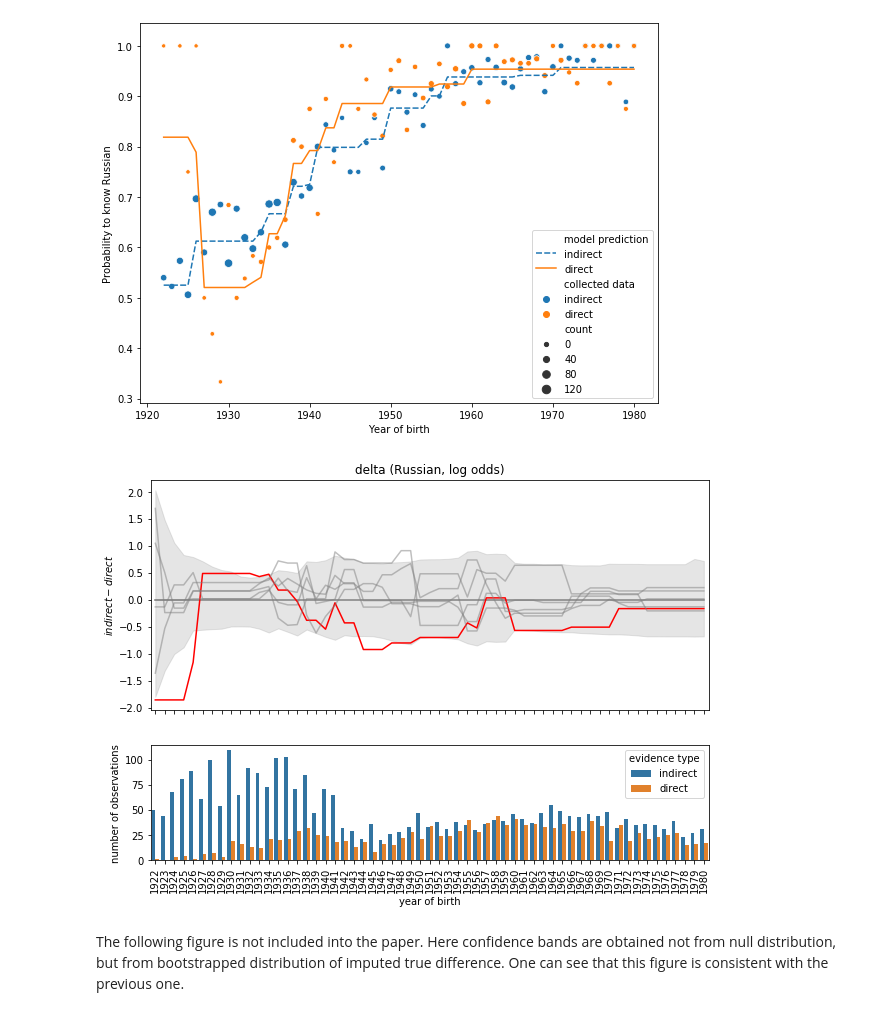
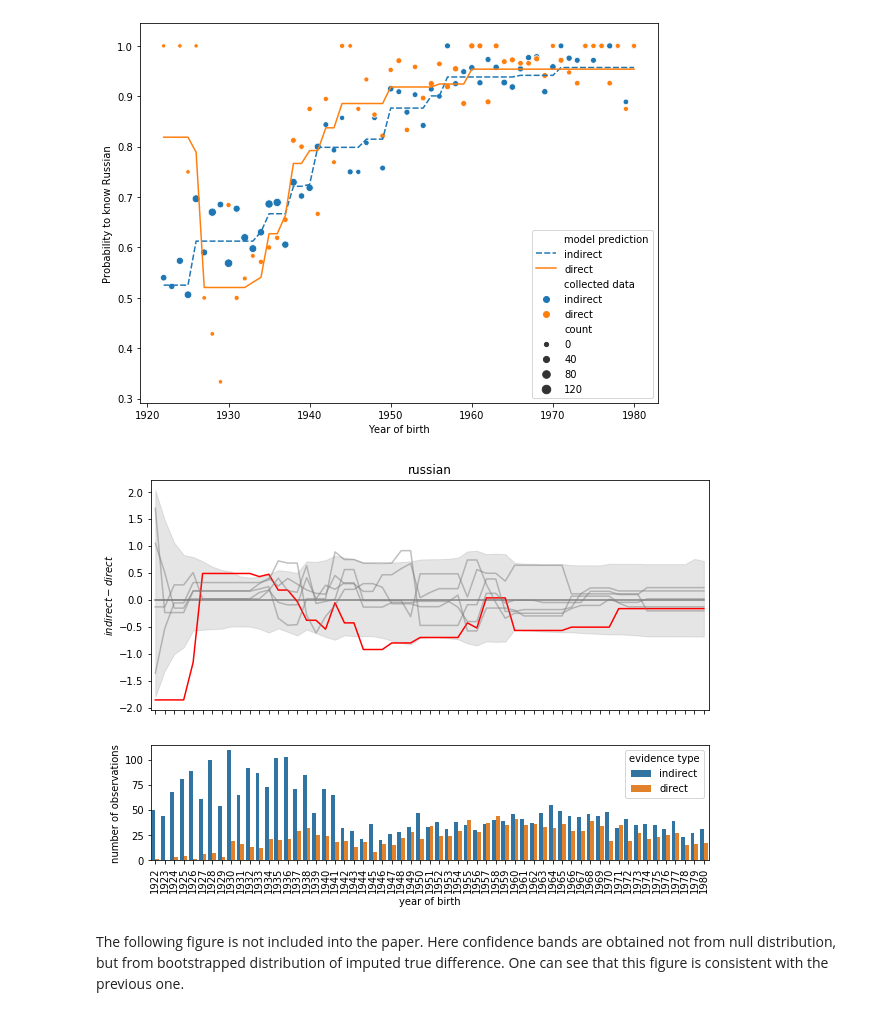
Before and after one commit to LingConLab/Can-recall-data-be-trusted, a Jupyter notebook: make-pics.ipynb, the cells around one changed output. Saved outputs shown, nothing was run; the diff lists cells and outputs as text; code cells hidden in the pictures.

```diff
--- a/make-pics.ipynb
+++ b/make-pics.ipynb
@@ -165,10 +168,10 @@ def plot_delta(delta_df, delta_full, data, title):
     ax2.set_ylabel("number of observations")
     ax2.set_xlabel("year of birth")
     ax1.set_title(title)
-
-    ci.to_csv('{}conf.csv'.format(title))
-
-    delta_full.groupby('year_of_birth')['delta'].mean().reset_index(drop=True).to_csv('{}.csv'.format(title))
+    ci.to_csv('data/delta_{}_conf.csv'.format(title))
+    delta_full.groupby('year_of_birth')['delta'].mean()\
+    .reset_index(drop=True).to_csv('data/delta_{}.csv'\
+                                   .format(title))
 # %%
 def test_hyp(
     delta_obs,
@@ -264,12 +267,12 @@ plt.tight_layout()
 # %%
 plot_delta(
     delta_russian_perm,
     delta_russian_full_logodds,
     data_russian,
-    title="delta (Russian, log odds)",
+    title="russian",
 )
 # %% [output]
-[figure, old version]
+[figure, new version]
 # %% [markdown]
 The following figure is not included into the paper.
 Here confidence bands are obtained not from null distribution, but from bootstrapped distribution of imputed true difference. One can see that this figure is consistent with the previous one.
```
Also changed, not shown: parts of 4 cells of this notebook, 4 other files.
